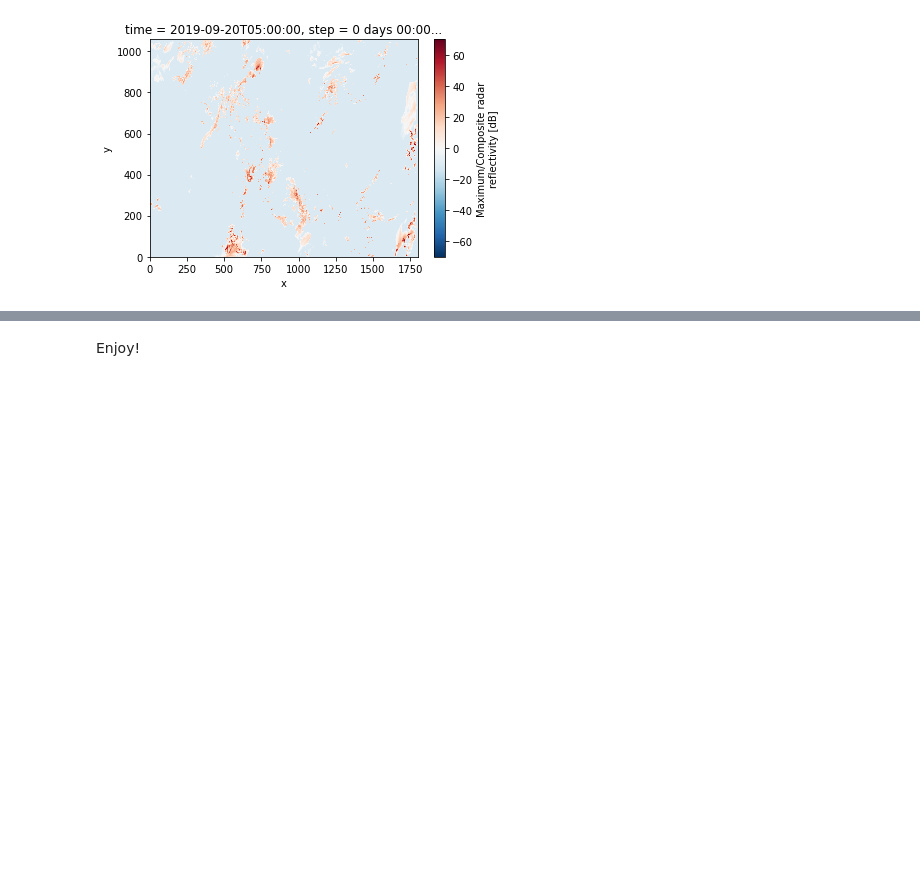
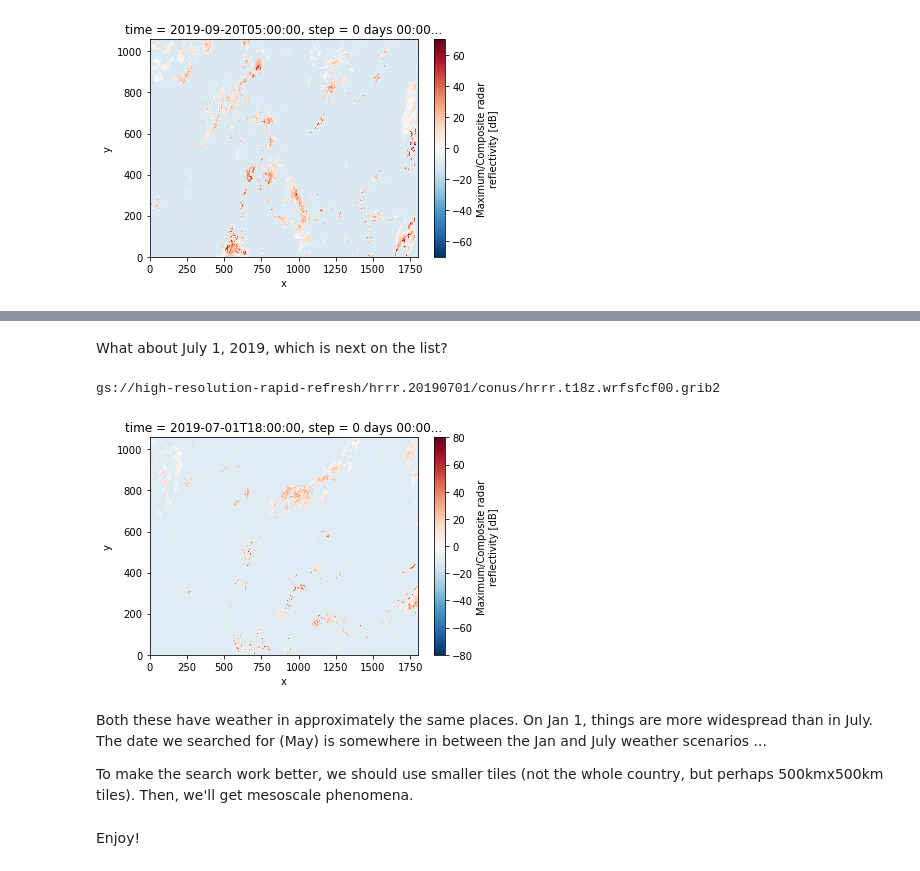
Before and after one commit to GoogleCloudPlatform/ml-design-patterns, a Jupyter notebook: 02_data_representation/weather_search/wx_embeddings.ipynb, the cells around one changed output, grey strips where cells are left out. Saved outputs shown, nothing was run; the diff lists cells and outputs as text; code cells hidden in the pictures; blank space fills up the shorter version.

Commit message:
Add search queries and results

```diff
--- a/02_data_representation/weather_search/wx_embeddings.ipynb
+++ b/02_data_representation/weather_search/wx_embeddings.ipynb
@@ -546,3 +636,38 @@ gs://high-resolution-rapid-refresh/hrrr.20190920/conus/hrrr.t05z.wrfsfcf00.grib2
+# %% [markdown]
+What about July 1, 2019, which is next on the list?
+# %%
+import pandas as pd
+dt = pd.Timestamp(df['time'].values[2])
+# gs://high-resolution-rapid-refresh/hrrr.20200811/conus/hrrr.t04z.wrfsfcf00.grib2
+FILENAME = '{}/hrrr.{:4}{:02}{:02}/conus/hrrr.t{:02}z.wrfsfcf00.grib2'.format(
+                'gs://high-resolution-rapid-refresh',
+                dt.year, dt.month, dt.day, dt.hour)
+print(FILENAME)
+
+import xarray as xr
+import tensorflow as tf
+import tempfile
+import cfgrib
+import numpy as np
+
+refc = 0
+with tempfile.TemporaryDirectory() as tmpdirname:
+    TMPFILE="{}/read_grib".format(tmpdirname)
+    tf.io.gfile.copy(FILENAME, TMPFILE, overwrite=True)
+    #ds = xr.open_dataset(TMPFILE, engine='cfgrib', backend_kwargs={'filter_by_keys': {'typeOfLevel': 'surface', 'stepType': 'instant'}})
+    #ds.data_vars['prate'].plot()  # crain, prate
+    ds = xr.open_dataset(TMPFILE, engine='cfgrib', backend_kwargs={'filter_by_keys': {'typeOfLevel': 'unknown', 'stepType': 'instant'}})
+    #ds = xr.open_dataset(TMPFILE, engine='cfgrib', backend_kwargs={'filter_by_keys': {'typeOfLevel': 'atmosphere', 'stepType': 'instant'}})
+    refc = ds.data_vars['refc']
+    refc.plot()
+# %% [output]
+gs://high-resolution-rapid-refresh/hrrr.20190701/conus/hrrr.t18z.wrfsfcf00.grib2
+[figure, added]
+# %% [markdown]
+Both these have weather in approximately the same places. On Jan 1, things are more widespread than in July.
+The date we searched for (May) is somewhere in between the Jan and July weather scenarios ...
+
+To make the search work better, we should use smaller tiles (not the whole country, but perhaps 500kmx500km tiles). Then, we'll get mesoscale phenomena.
 # %% [markdown]
 Enjoy!
 # %% [markdown]
```
Also changed, not shown: parts of 7 cells of this notebook.
